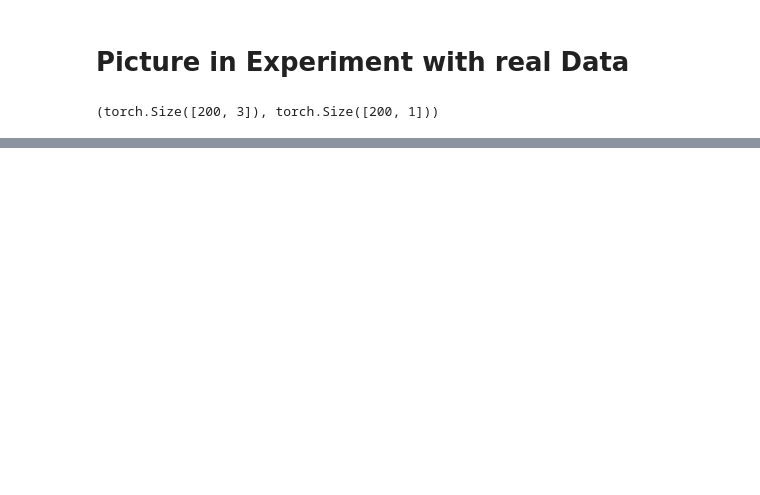
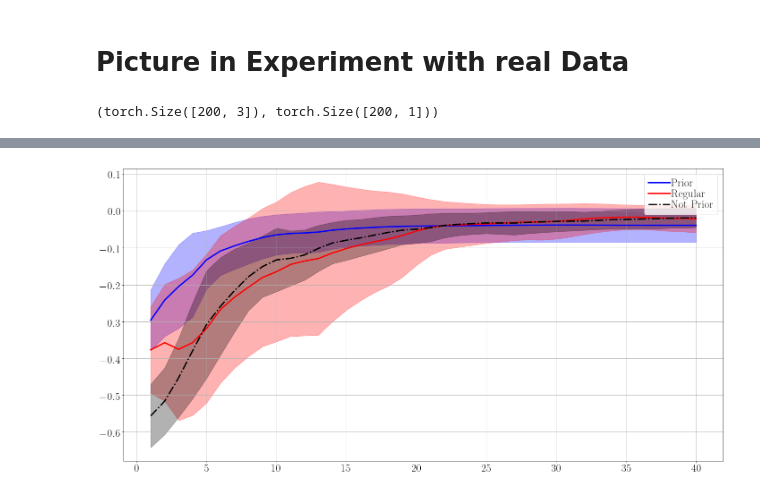
Before and after one commit to andriygav/EMprior, a Jupyter notebook: code/graph.ipynb, the cells around one changed output, grey strips where cells are left out. Cells and saved outputs as stored; diff of their text form; code cells hidden in the pictures; blank space fills up the shorter version.

```diff
--- a/code/graph.ipynb
+++ b/code/graph.ipynb
@@ -731,0 +874,2 @@ plt.show()
+# %%
+List_of_log_likehood_Prior_mean, List_of_log_likehood_Prior_std, List_of_log_likehoods_Prior, List_of_circles_Prior, List_of_idxs_Prior = pickle.load(open('./dump/prior.pkl', 'rb'))
@@ -731,0 +935,2 @@ plt.show()
+# %%
+List_of_log_likehood_Prior_Regular_mean, List_of_log_likehood_Prior_Regular_std, List_of_log_likehoods_Prior_Regular, List_of_circles_Prior_Regular, List_of_idxs_Prior_Regular = pickle.load(open('./dump/prior_regular.pkl', 'rb'))
@@ -731,0 +994,2 @@ plt.show()
+# %%
+List_of_log_likehood_Not_Prior_mean, List_of_log_likehood_Not_Prior_std, List_of_log_likehoods_Not_Prior, List_of_circles_Not_Prior, List_of_idxs_Not_Prior = pickle.load(open('./dump/no_prior.pkl', 'rb'))
@@ -731,0 +1121,45 @@ plt.show()
+# %%
+Text_size = 24
+
+plt.rcParams['lines.linewidth'] = 3
+plt.rcParams['lines.markersize'] = 4
+plt.rcParams['xtick.labelsize'] = Text_size
+plt.rcParams['ytick.labelsize'] = Text_size
+plt.rcParams['legend.fontsize'] = Text_size
+plt.rcParams['axes.titlesize']=Text_size
+plt.rcParams['axes.labelsize']=Text_size
+plt.rcParams['figure.figsize'] = (24.0, 12)
+plt.rcParams['font.size'] = Text_size
+plt.rcParams["legend.labelspacing"] = 0.1
+plt.rcParams["legend.handletextpad"] = 0.1
+#################################################
+
+colors = color
+
+KKK = 1
+mean = List_of_log_likehood_Prior_mean[KKK:]
+std = List_of_log_likehood_Prior_std[KKK:]
+X_STEP_PLOT = np.arange(KKK, len(mean) + KKK, 1)
+_ = plt.plot(X_STEP_PLOT, mean, '-', label = 'Prior', color = colors[0])
+_ = plt.fill_between(X_STEP_PLOT, mean-std, mean+std, color = colors[0], alpha = 0.3)
+
+mean = List_of_log_likehood_Prior_Regular_mean[KKK:]
+std = List_of_log_likehood_Prior_Regular_std[KKK:]
+X_STEP_PLOT = np.arange(KKK, len(mean) + KKK, 1)
+_ = plt.plot(X_STEP_PLOT, mean, '-', label = 'Regular', color = colors[1])
+_ = plt.fill_between(X_STEP_PLOT, mean-std, mean+std, color = colors[1], alpha = 0.3)
+
+mean = List_of_log_likehood_Not_Prior_mean[KKK:]
+std = List_of_log_likehood_Not_Prior_std[KKK:]
+X_STEP_PLOT = np.arange(KKK, len(mean) + KKK, 1)
+_ = plt.plot(X_STEP_PLOT, mean, '-.', label = 'Not Prior', color = colors[2])
+_ = plt.fill_between(X_STEP_PLOT, mean-std, mean+std, color = colors[2], alpha = 0.3)
+
+# _ = plt.plot(np.array(List_of_log_likehood_Prior_Regular_mean)[KKK:], label = 'Regular')
+# _ = plt.plot(np.array(List_of_log_likehood_Not_Prior_mean)[KKK:], label = 'Not Prior')
+
+plt.legend(loc='best')
+plt.grid()
+plt.show()
+# %% [output]
+[figure, added]
```
Also changed, not shown: parts of 28 cells of this notebook, 20 other files.
